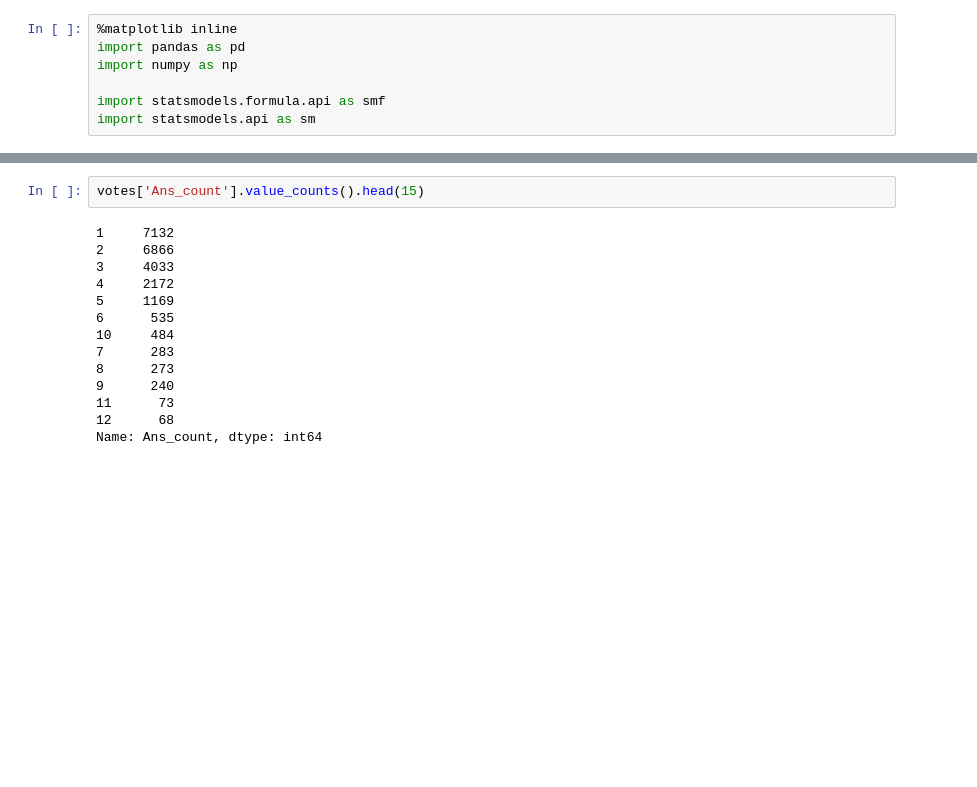
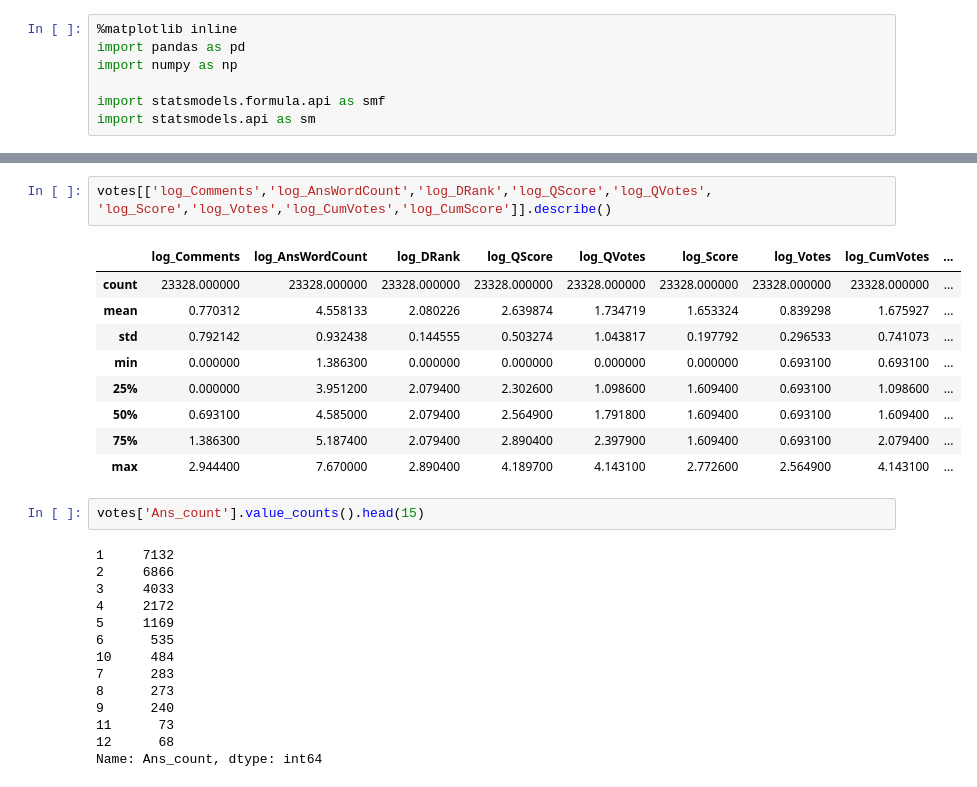
Before and after one commit to JoelDan192/Predictive-model-for-the-voting-system-in-SE-network, a Jupyter notebook: spanish_site/Regression_AnsVotes.ipynb, the cells around one changed output, grey strips where cells are left out. Cells and saved outputs as stored; diff of their text form; blank space fills up the shorter version.

```diff
--- a/spanish_site/Regression_AnsVotes.ipynb
+++ b/spanish_site/Regression_AnsVotes.ipynb
@@ -40,3 +50,16 @@ votes[['Age_vot','AnsWordCount','Comments','Ans_count']].describe()
+# %%
+votes[['log_Comments','log_AnsWordCount','log_DRank','log_QScore','log_QVotes',
+'log_Score','log_Votes','log_CumVotes','log_CumScore']].describe()
+# %% [output]
+|  | log_Comments | log_AnsWordCount | log_DRank | log_QScore | log_QVotes | log_Score | log_Votes | log_CumVotes | ... |
+| count | 23328.000000 | 23328.000000 | 23328.000000 | 23328.000000 | 23328.000000 | 23328.000000 | 23328.000000 | 23328.000000 | ... |
+| mean | 0.770312 | 4.558133 | 2.080226 | 2.639874 | 1.734719 | 1.653324 | 0.839298 | 1.675927 | ... |
+| std | 0.792142 | 0.932438 | 0.144555 | 0.503274 | 1.043817 | 0.197792 | 0.296533 | 0.741073 | ... |
+| min | 0.000000 | 1.386300 | 0.000000 | 0.000000 | 0.000000 | 0.000000 | 0.693100 | 0.693100 | ... |
+| 25% | 0.000000 | 3.951200 | 2.079400 | 2.302600 | 1.098600 | 1.609400 | 0.693100 | 1.098600 | ... |
+| 50% | 0.693100 | 4.585000 | 2.079400 | 2.564900 | 1.791800 | 1.609400 | 0.693100 | 1.609400 | ... |
+| 75% | 1.386300 | 5.187400 | 2.079400 | 2.890400 | 2.397900 | 1.609400 | 0.693100 | 2.079400 | ... |
+| max | 2.944400 | 7.670000 | 2.890400 | 4.189700 | 4.143100 | 2.772600 | 2.564900 | 4.143100 | ... |
 # %%
 votes['Ans_count'].value_counts().head(15)
 # %% [output]
```
Also changed, not shown: parts of 9 cells of this notebook, 2 other files.
